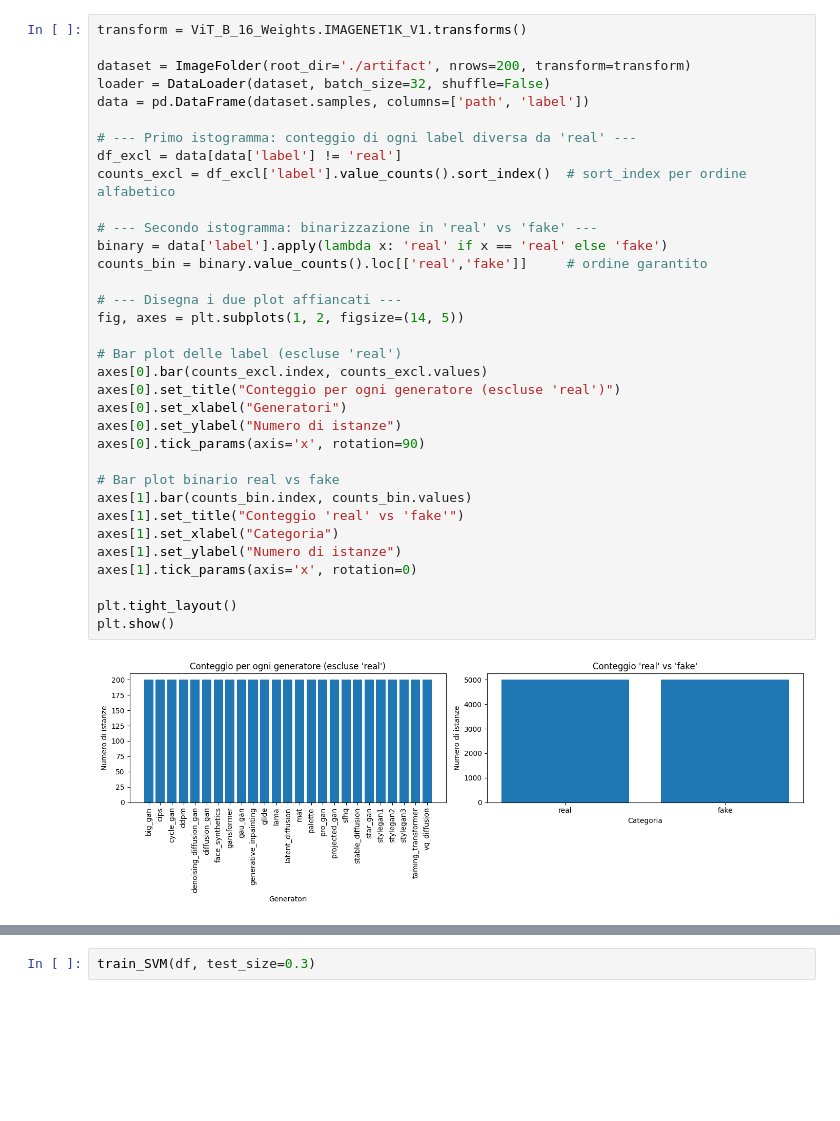
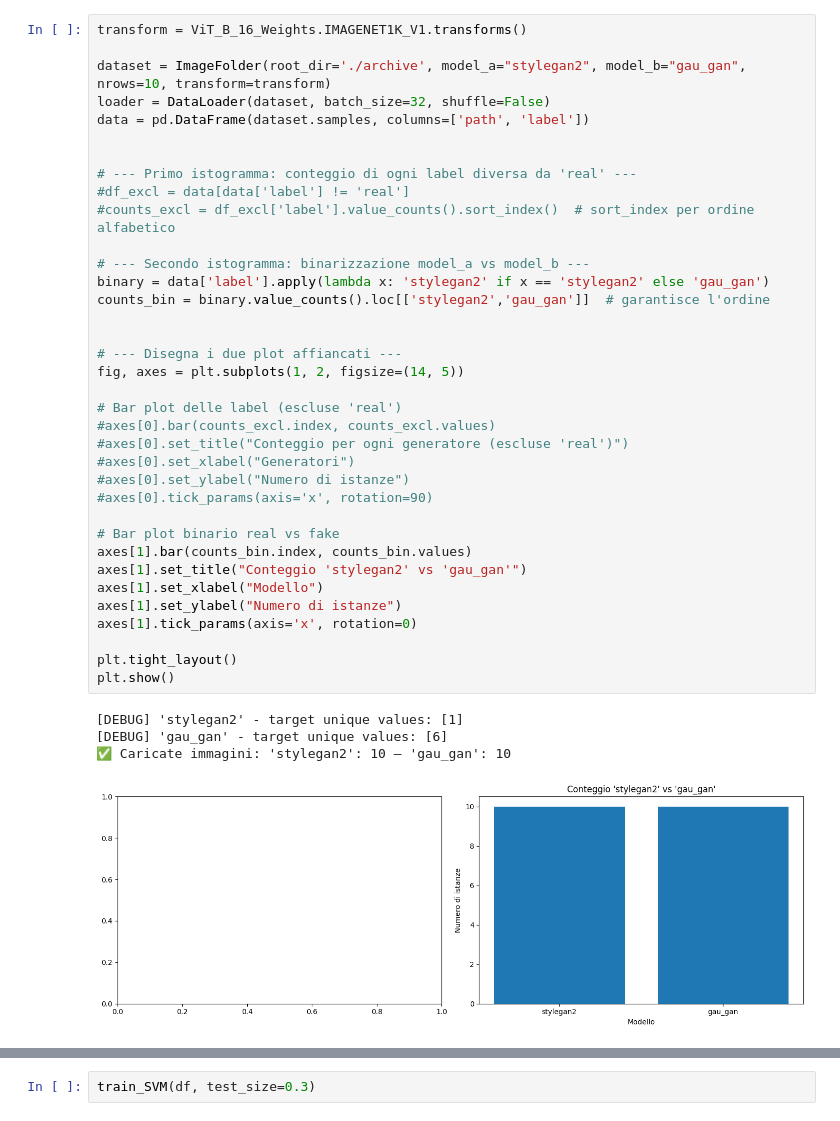
Before and after one commit to mariantonietta-maselli/Progetto_FVAB, a Jupyter notebook: SVM.ipynb, the cells around one changed output, grey strips where cells are left out. Cells and saved outputs as stored; diff of their text form; blank space fills up the shorter version.

```diff
--- a/SVM.ipynb
+++ b/SVM.ipynb
@@ -148,39 +161,44 @@ def plot_confusion_matrix(cf, df: pd.DataFrame):
 # %%
 transform = ViT_B_16_Weights.IMAGENET1K_V1.transforms()
 
-dataset = ImageFolder(root_dir='./artifact', nrows=200, transform=transform)
+dataset = ImageFolder(root_dir='./archive', model_a="stylegan2", model_b="gau_gan", nrows=10, transform=transform)
 loader = DataLoader(dataset, batch_size=32, shuffle=False)
 data = pd.DataFrame(dataset.samples, columns=['path', 'label'])
 
+
 # --- Primo istogramma: conteggio di ogni label diversa da 'real' ---
-df_excl = data[data['label'] != 'real']
-counts_excl = df_excl['label'].value_counts().sort_index()  # sort_index per ordine alfabetico
+#df_excl = data[data['label'] != 'real']
+#counts_excl = df_excl['label'].value_counts().sort_index()  # sort_index per ordine alfabetico
 
-# --- Secondo istogramma: binarizzazione in 'real' vs 'fake' ---
-binary = data['label'].apply(lambda x: 'real' if x == 'real' else 'fake')
-counts_bin = binary.value_counts().loc[['real','fake']]     # ordine garantito
+# --- Secondo istogramma: binarizzazione model_a vs model_b ---
+binary = data['label'].apply(lambda x: 'stylegan2' if x == 'stylegan2' else 'gau_gan')
+counts_bin = binary.value_counts().loc[['stylegan2','gau_gan']]  # garantisce l'ordine
+
 
 # --- Disegna i due plot affiancati ---
 fig, axes = plt.subplots(1, 2, figsize=(14, 5))
 
 # Bar plot delle label (escluse 'real')
-axes[0].bar(counts_excl.index, counts_excl.values)
-axes[0].set_title("Conteggio per ogni generatore (escluse 'real')")
-axes[0].set_xlabel("Generatori")
-axes[0].set_ylabel("Numero di istanze")
-axes[0].tick_params(axis='x', rotation=90)
+#axes[0].bar(counts_excl.index, counts_excl.values)
+#axes[0].set_title("Conteggio per ogni generatore (escluse 'real')")
+#axes[0].set_xlabel("Generatori")
+#axes[0].set_ylabel("Numero di istanze")
+#axes[0].tick_params(axis='x', rotation=90)
 
 # Bar plot binario real vs fake
 axes[1].bar(counts_bin.index, counts_bin.values)
-axes[1].set_title("Conteggio 'real' vs 'fake'")
-axes[1].set_xlabel("Categoria")
+axes[1].set_title("Conteggio 'stylegan2' vs 'gau_gan'")
+axes[1].set_xlabel("Modello")
 axes[1].set_ylabel("Numero di istanze")
 axes[1].tick_params(axis='x', rotation=0)
 
 plt.tight_layout()
 plt.show()
 # %% [output]
+[DEBUG] 'stylegan2' - target unique values: [1]
+[DEBUG] 'gau_gan' - target unique values: [6]
+✅ Caricate immagini: 'stylegan2': 10 — 'gau_gan': 10
-[figure, old version]
+[figure, new version]
 # %%
 device = torch.device('cuda' if torch.cuda.is_available() else 'cpu')
 
```
Also changed, not shown: parts of 6 cells of this notebook.
